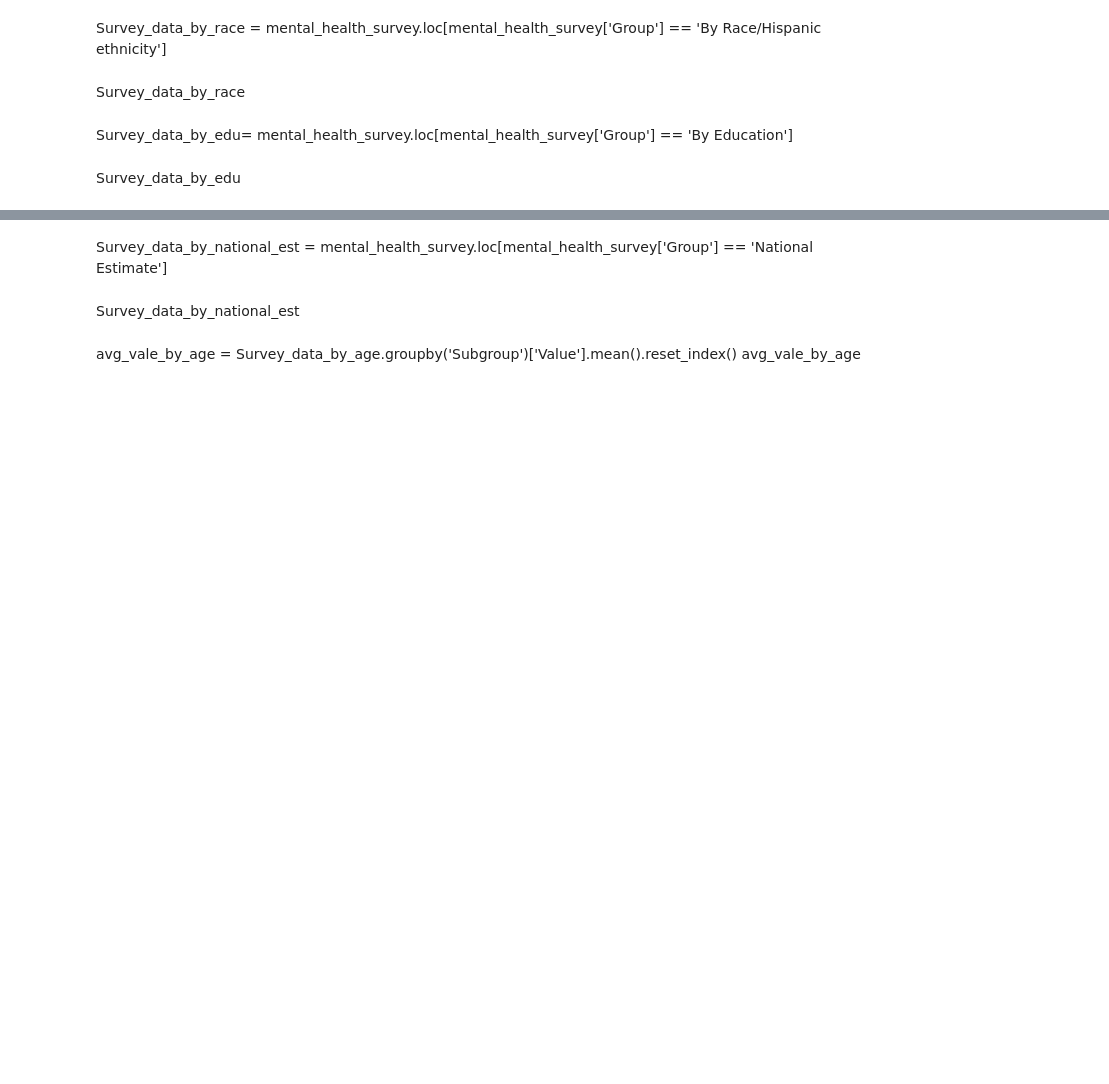
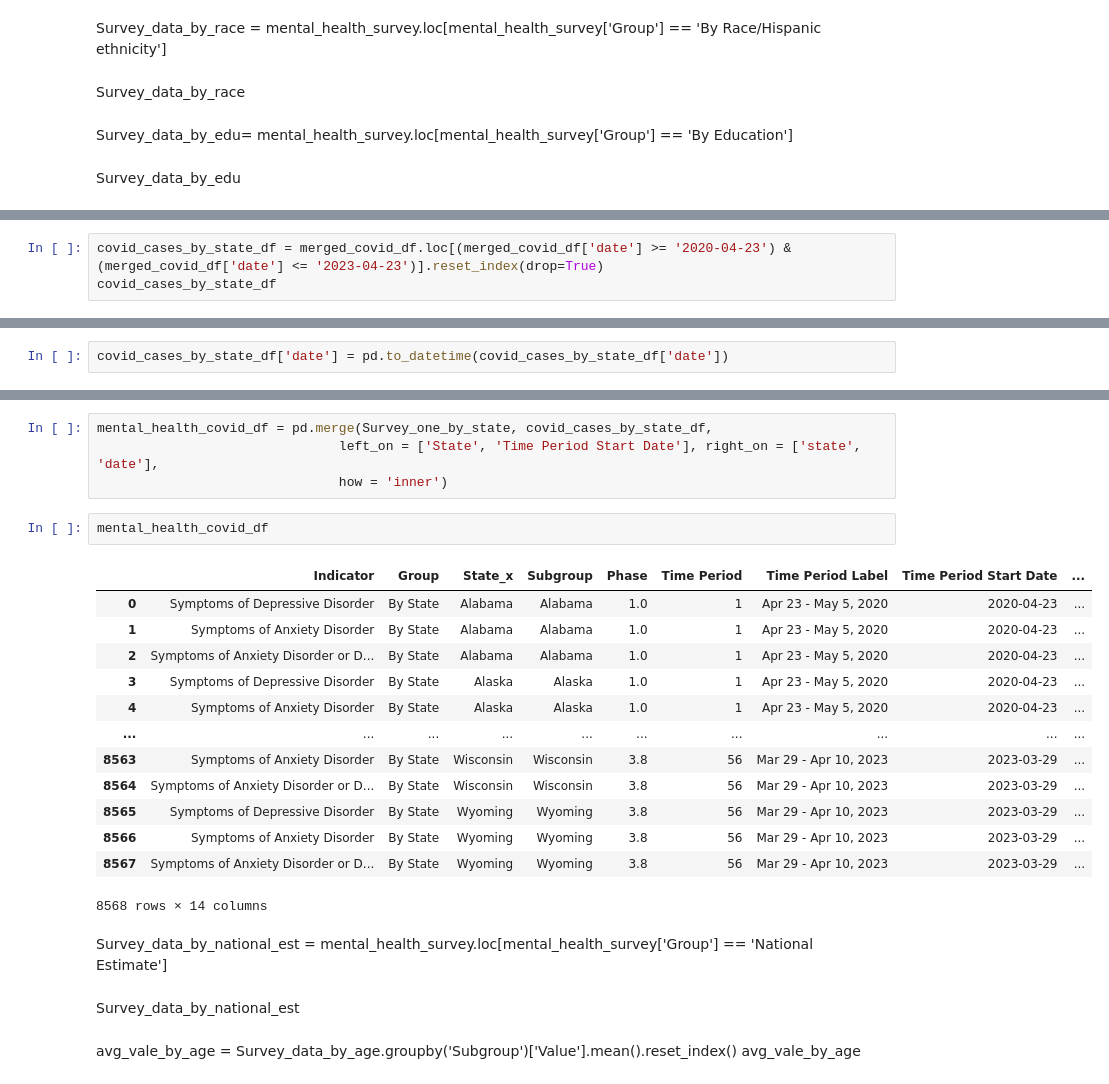
Before and after one commit to roaayousif/covid19_affects_on_mental_health, a Jupyter notebook: notebook/capstone_survey_data.ipynb, the cells around one changed output, grey strips where cells are left out. Saved outputs shown, nothing was run; the diff lists cells and outputs as text; blank space fills up the shorter version.

```diff
--- a/notebook/capstone_survey_data.ipynb
+++ b/notebook/capstone_survey_data.ipynb
@@ -232,0 +344,3 @@ Survey_one_by_state
+# %%
+covid_cases_by_state_df = merged_covid_df.loc[(merged_covid_df['date'] >= '2020-04-23') & (merged_covid_df['date'] <= '2023-04-23')].reset_index(drop=True)
+covid_cases_by_state_df
@@ -232,0 +361,2 @@ Survey_one_by_state
+# %%
+covid_cases_by_state_df['date'] = pd.to_datetime(covid_cases_by_state_df['date'])
@@ -233,3 +413,23 @@ Survey_one_by_state
+# %%
+mental_health_covid_df = pd.merge(Survey_one_by_state, covid_cases_by_state_df,
+                               left_on = ['State', 'Time Period Start Date'], right_on = ['state', 'date'],
+                               how = 'inner')
+# %%
+mental_health_covid_df
+# %% [output]
+|  | Indicator | Group | State_x | Subgroup | Phase | Time Period | Time Period Label | Time Period Start Date | ... |
+| 0 | Symptoms of Depressive Disorder | By State | Alabama | Alabama | 1.0 | 1 | Apr 23 - May 5, 2020 | 2020-04-23 | ... |
+| 1 | Symptoms of Anxiety Disorder | By State | Alabama | Alabama | 1.0 | 1 | Apr 23 - May 5, 2020 | 2020-04-23 | ... |
+| 2 | Symptoms of Anxiety Disorder or D... | By State | Alabama | Alabama | 1.0 | 1 | Apr 23 - May 5, 2020 | 2020-04-23 | ... |
+| 3 | Symptoms of Depressive Disorder | By State | Alaska | Alaska | 1.0 | 1 | Apr 23 - May 5, 2020 | 2020-04-23 | ... |
+| 4 | Symptoms of Anxiety Disorder | By State | Alaska | Alaska | 1.0 | 1 | Apr 23 - May 5, 2020 | 2020-04-23 | ... |
+| ... | ... | ... | ... | ... | ... | ... | ... | ... | ... |
+| 8563 | Symptoms of Anxiety Disorder | By State | Wisconsin | Wisconsin | 3.8 | 56 | Mar 29 - Apr 10, 2023 | 2023-03-29 | ... |
+| 8564 | Symptoms of Anxiety Disorder or D... | By State | Wisconsin | Wisconsin | 3.8 | 56 | Mar 29 - Apr 10, 2023 | 2023-03-29 | ... |
+| 8565 | Symptoms of Depressive Disorder | By State | Wyoming | Wyoming | 3.8 | 56 | Mar 29 - Apr 10, 2023 | 2023-03-29 | ... |
+| 8566 | Symptoms of Anxiety Disorder | By State | Wyoming | Wyoming | 3.8 | 56 | Mar 29 - Apr 10, 2023 | 2023-03-29 | ... |
+| 8567 | Symptoms of Anxiety Disorder or D... | By State | Wyoming | Wyoming | 3.8 | 56 | Mar 29 - Apr 10, 2023 | 2023-03-29 | ... |
+8568 rows × 14 columns
 # %% [markdown]
  Survey_data_by_national_est = mental_health_survey.loc[mental_health_survey['Group'] == 'National Estimate']
 # %% [markdown]
```
Also changed, not shown: parts of 17 cells of this notebook, 15 other files.
